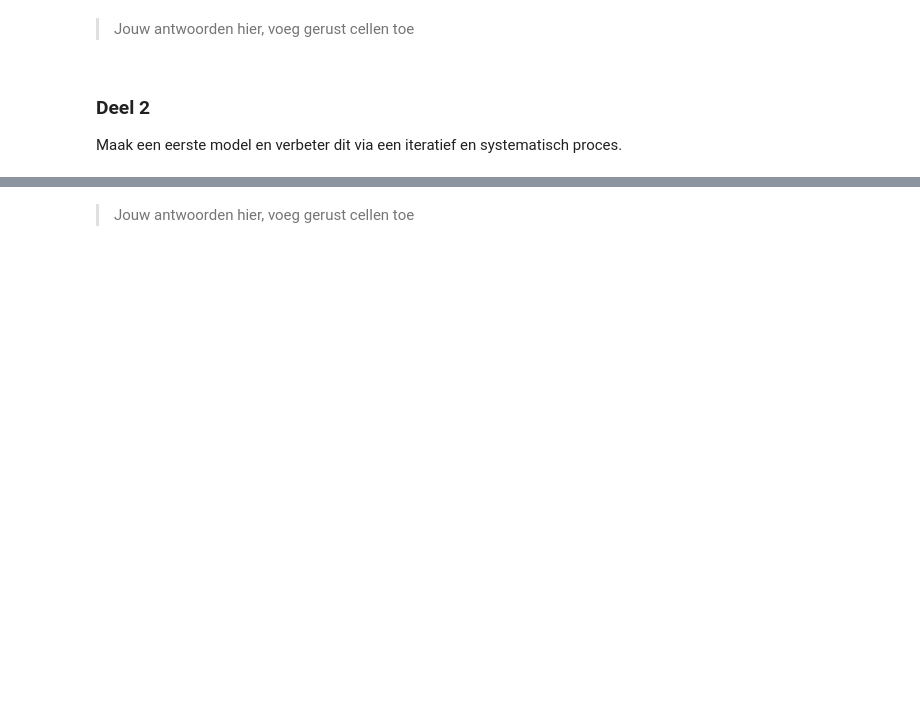
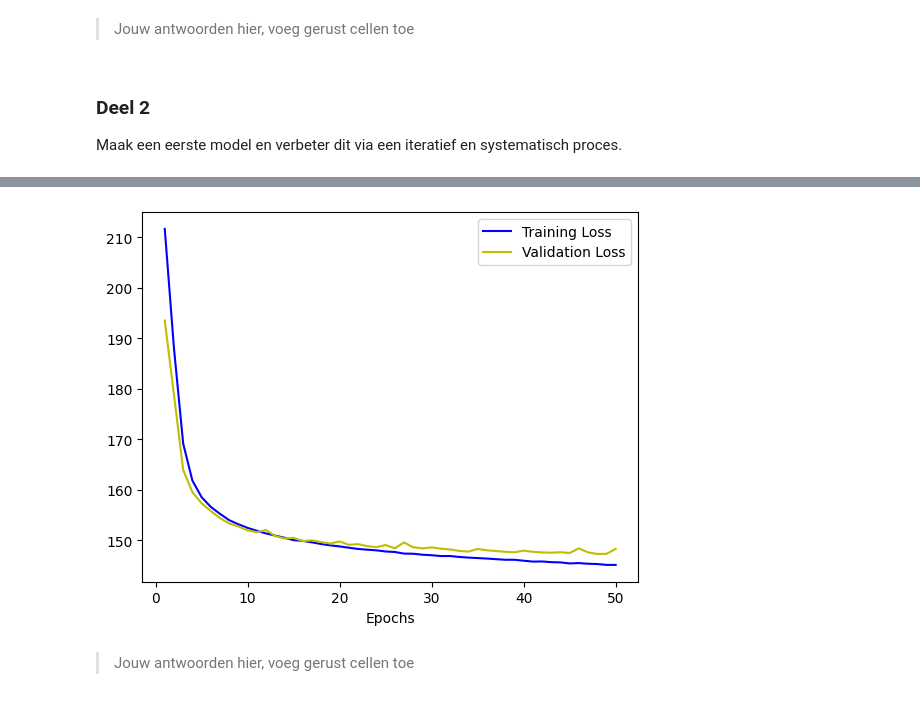
Before and after one commit to FrankVanDerVelde/master_applied-artificial_intelligence, a Jupyter notebook: methoden_en_technieken/datapunt_4/M&T_opdracht_Datapunt2b.ipynb, the cells around one changed output, grey strips where cells are left out. Saved outputs shown, nothing was run; the diff lists cells and outputs as text; code cells hidden in the pictures; blank space fills up the shorter version.

```diff
--- a/methoden_en_technieken/datapunt_4/M&T_opdracht_Datapunt2b.ipynb
+++ b/methoden_en_technieken/datapunt_4/M&T_opdracht_Datapunt2b.ipynb
@@ -63,0 +274,18 @@ Maak een eerste model en verbeter dit via een iteratief en systematisch proces.
+# %%
+vae = VAE(encoder, decoder)
+vae.compile(optimizer=keras.optimizers.Adam())
+
+# Early stopping to allow many epochs without overfitting/leaking time
+early_stop = keras.callbacks.EarlyStopping(
+    monitor="val_loss", patience=12, restore_best_weights=True, min_delta=1e-4, verbose=1
+)
+
+# Train VAE only on UNLABELED data; use an internal validation split
+hist = vae.fit(
+    x_unlabeled,
+    epochs=50,
+    batch_size=128,
+    validation_split=0.1,
+    callbacks=[early_stop],
+    verbose=1,
+)
@@ -63,0 +312,10 @@ Maak een eerste model en verbeter dit via een iteratief en systematisch proces.
+# %%
+vae.save_weights('models/vae1.weights.h5')
+
+with open('models/vae1hist.pkl', 'wb') as file:
+    pickle.dump(hist.history, file)
+
+vae.load_weights('models/vae1.weights.h5')
+
+with open('models/vae1hist.pkl', 'rb') as file:
+    hist = pickle.load(file)
@@ -64,3 +339,12 @@ Maak een eerste model en verbeter dit via een iteratief en systematisch proces.
+# %%
+epochs = range(1, len(hist['loss'])+1)
+plt.plot(epochs, 'loss', 'b-', data = hist, label = 'Training Loss')
+plt.plot(epochs, 'val_loss', 'y-', data = hist, label = 'Validation Loss')
+plt.xlabel('Epochs')
+plt.legend()
+plt.show()
+# %% [output]
+[figure, added]
 # %%
 # Jouw code hier, voeg gerust cellen toe
 # %% [markdown]
```
Also changed, not shown: parts of 14 cells of this notebook, 2 other files.
